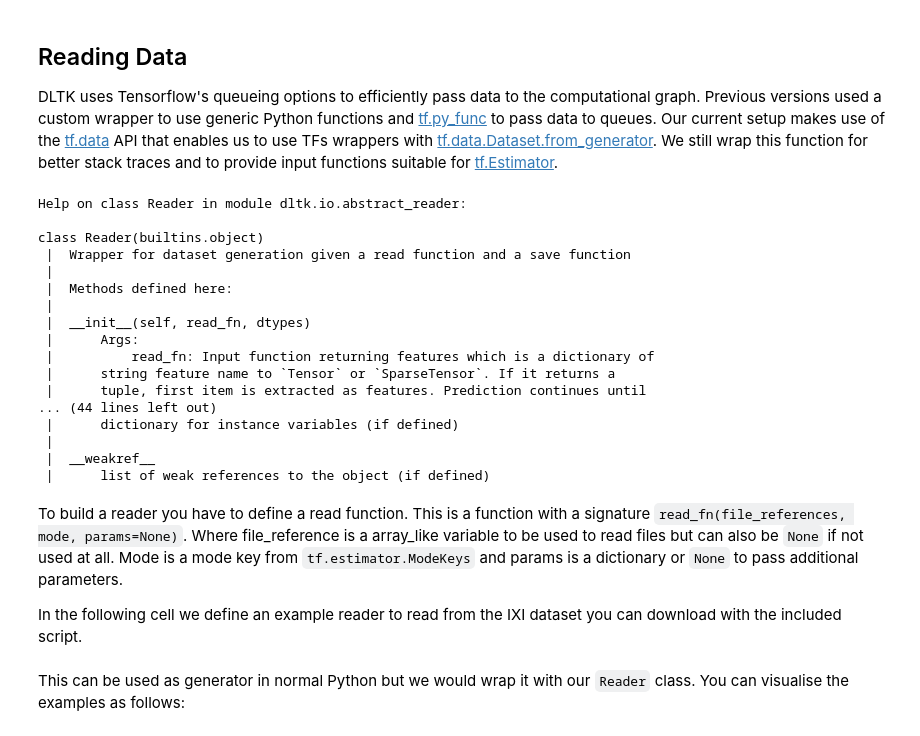
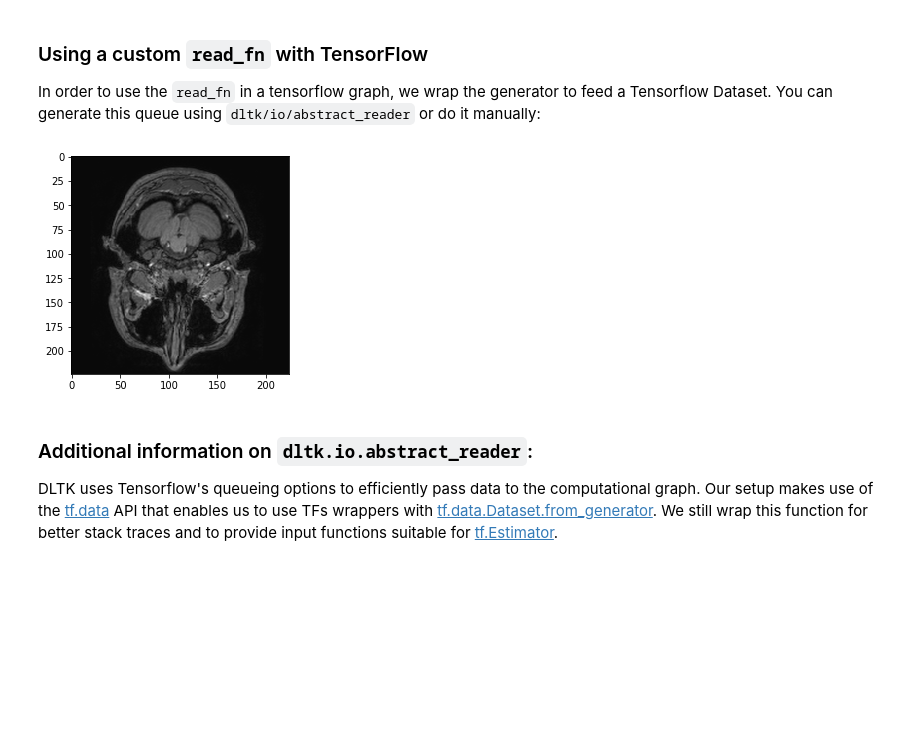
Before and after one commit to DLTK/DLTK, a Jupyter notebook: examples/tutorials/01_Reading_data.ipynb, the cells around one changed output. Drawn from its saved outputs; the diff is of its cells as text; code cells hidden in the pictures; blank space fills up the shorter version.

```diff
--- a/examples/tutorials/01_Reading_data.ipynb
+++ b/examples/tutorials/01_Reading_data.ipynb
@@ -1,29 +141,51 @@
+# %% [markdown]
+### Using a custom `read_fn` with TensorFlow
+In order to use the `read_fn` in a tensorflow graph, we wrap the generator to feed a Tensorflow Dataset. You can generate this queue using `dltk/io/abstract_reader` or do it manually:
+# %%
+# As before, define the desired shapes of the examples and parameters to pass to your `read_fn`:
+reader_example_shapes = {'features': {'x': reader_params['example_size'] + [1,]},
+                         'labels': {'y': []}}
+
+reader_params = {'n_examples': 1,
+                 'example_size': [128, 224, 224],
+                 'extract_examples': True}
+
+# If data_types are set for output dictionary entries, the `dltk/io/abstract_reader` creates a
+# tensorflow queue and enqueues the respective outputs for training. Here, we would like to
+# train our features and use labels as targets:
+reader_example_dtypes = {'features': {'x': tf.float32},
+                         'labels': {'y': tf.int32}}
+
+# Import and create a dltk reader
+from dltk.io.abstract_reader import Reader
+reader = Reader(read_fn=read_fn,
+                dtypes=reader_example_dtypes)
+
+# Now, get the input function and queue initialisation hook to use in a `tf.Session` or
+# with `tf.Estimator`. `shuffle_cache_size` defines the capacity of the queue.
+input_fn, qinit_hook = reader.get_inputs(all_filenames,
+                                         tf.estimator.ModeKeys.TRAIN,
+                                         example_shapes=reader_example_shapes,
+                                         batch_size=4,
+                                         shuffle_cache_size=10,
+                                         params=reader_params)
+
+# The input function splits the dictionary of `read_fn` into `features` and `labels` to
+# match the `tf.Estimator` input requirements. However, both are standard dictionaries.
+features, labels = input_fn()
+
+# Let's create a `tf.Session` and get a batch of features and corresponding labels@
+s = tf.train.MonitoredTrainingSession(hooks=[qinit_hook])
+batch_features, batch_labels = s.run([features, labels])
+
+# We can visualise the `batch_features` using matplotlib.
+%matplotlib inline
+import matplotlib.pyplot as plt
+
+plt.imshow(batch_features['x'][0, 0, :, :, 0], 'gray')
+plt.show()
+# %% [output]
+[figure, added]
 # %% [markdown]
-## Reading Data
-
-DLTK uses Tensorflow's queueing options to efficiently pass data to the computational graph. Previous versions used a custom wrapper to use generic Python functions and [tf.py_func](https://www.tensorflow.org/api_docs/python/tf/py_func) to pass data to queues. Our current setup makes use of the [tf.data](https://www.tensorflow.org/api_docs/python/tf/data) API that enables us to use TFs wrappers with [tf.data.Dataset.from_generator](https://www.tensorflow.org/api_docs/python/tf/data/Dataset#from_generator). We still wrap this function for better stack traces and to provide input functions suitable for [tf.Estimator](https://www.tensorflow.org/api_docs/python/tf/estimator).
+### Additional information on `dltk.io.abstract_reader`:
+DLTK uses Tensorflow's queueing options to efficiently pass data to the computational graph. Our setup makes use of the [tf.data](https://www.tensorflow.org/api_docs/python/tf/data) API that enables us to use TFs wrappers with [tf.data.Dataset.from_generator](https://www.tensorflow.org/api_docs/python/tf/data/Dataset#from_generator). We still wrap this function for better stack traces and to provide input functions suitable for [tf.Estimator](https://www.tensorflow.org/api_docs/python/tf/estimator).
-# %%
-from dltk.io.abstract_reader import Reader
-help(Reader)
-# %% [output]
-Help on class Reader in module dltk.io.abstract_reader:
-
-class Reader(builtins.object)
- |  Wrapper for dataset generation given a read function and a save function
- |
- |  Methods defined here:
- |
- |  __init__(self, read_fn, dtypes)
- |      Args:
- |          read_fn: Input function returning features which is a dictionary of
- |      string feature name to `Tensor` or `SparseTensor`. If it returns a
- |      tuple, first item is extracted as features. Prediction continues until
-... (44 lines left out)
- |      dictionary for instance variables (if defined)
- |
- |  __weakref__
- |      list of weak references to the object (if defined)
-# %% [markdown]
-To build a reader you have to define a read function. This is a function with a signature `read_fn(file_references, mode, params=None)`. Where file_reference is a array_like variable to be used to read files but can also be `None` if not used at all. Mode is a mode key from `tf.estimator.ModeKeys` and params is a dictionary or `None` to pass additional parameters.
-
-In the following cell we define an example reader to read from the IXI dataset you can download with the included script.
@@ -87,2 +191,0 @@ def read_fn(file_references, mode, params=None):
-# %% [markdown]
-This can be used as generator in normal Python but we would wrap it with our `Reader` class. You can visualise the examples as follows:
```
Also changed, not shown: parts of 12 cells of this notebook.
